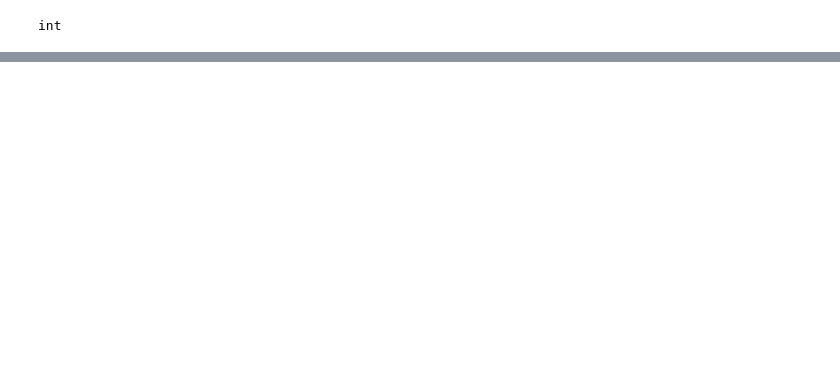
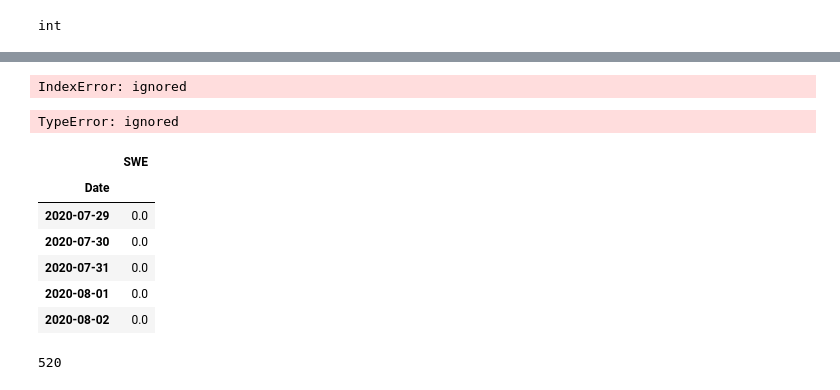
Before and after one commit to geoskimoto/AWDB_SOAP_Request, a Jupyter notebook: pull_awdb_data.ipynb, the cells around one changed output, grey strips where cells are left out. Drawn from its saved outputs; the diff is of its cells as text; code cells hidden in the pictures; blank space fills up the shorter version.

```diff
--- a/pull_awdb_data.ipynb
+++ b/pull_awdb_data.ipynb
@@ -83,5 +83,3 @@ response_current = requests.post(URL, data=SOAP_current, headers=headers)
 response_current.text
 # %% [output]
 '<soap:Envelope xmlns:soap="http://schemas.xmlsoap.org/soap/envelope/"><soap:Body><ns2:getDataResponse xmlns:ns2="http://www.wcc.nrcs.usda.gov/ns/awdbWebService"><return><beginDate>2020-01-01 00:00:00 ...
-# %%
-xml='<soap:Envelope xmlns:soap="http://schemas.xmlsoap.org/soap/envelope/"><soap:Body><ns2:getDataResponse xmlns:ns2="http://www.wcc.nrcs.usda.gov/ns/awdbWebService"><return><beginDate>2021-01-11 00:00:00</beginDate><duration>DAILY</duration><endDate>2021-01-11 00:00:00</endDate><stationTriplet>307:MT:SNTL</stationTriplet><values>19.1</values></return><return><beginDate>2021-01-11 00:00:00</beginDate><duration>DAILY</duration><endDate>2021-01-11 00:00:00</endDate><stationTriplet>309:WY:SNTL</stationTriplet><values>7.7</values></return></ns2:getDataResponse></soap:Body></soap:Envelope>'
@@ -270,0 +339,2 @@ data.tail(7)
+# %%
+data = SOAP_Call('3471:ID:SNTL','06/01/2016','08/01/2019')
@@ -270,0 +343,25 @@ data.tail(7)
+# %%
+# x = ['1','2']
+
+data2 = pd.DataFrame(list(zip(data.index, list(map(lambda x: float(x),data.iloc[:,1])))))#,columns=['Date', 'WTEQ'])
+# data2.set_index('Date')
+# %% [output]
+IndexError: ignored
+# %%
+data2.plot()
+# %% [output]
+TypeError: ignored
+# %%
+data.tail()
+# %% [output]
+|  | SWE |
+| Date |  |
+| 2020-07-29 | 0.0 |
+| 2020-07-30 | 0.0 |
+| 2020-07-31 | 0.0 |
+| 2020-08-01 | 0.0 |
+| 2020-08-02 | 0.0 |
+# %%
+len(data)
+# %% [output]
+520
```
Also changed, not shown: parts of 20 cells of this notebook.
